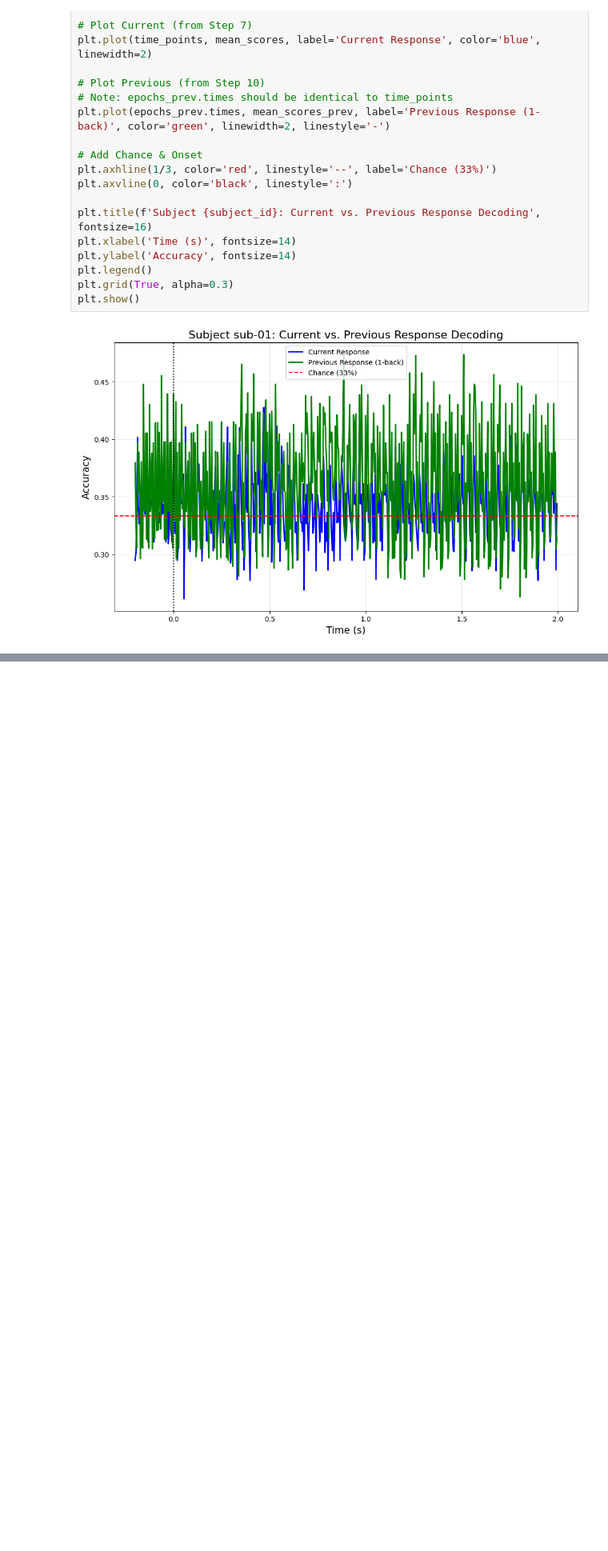
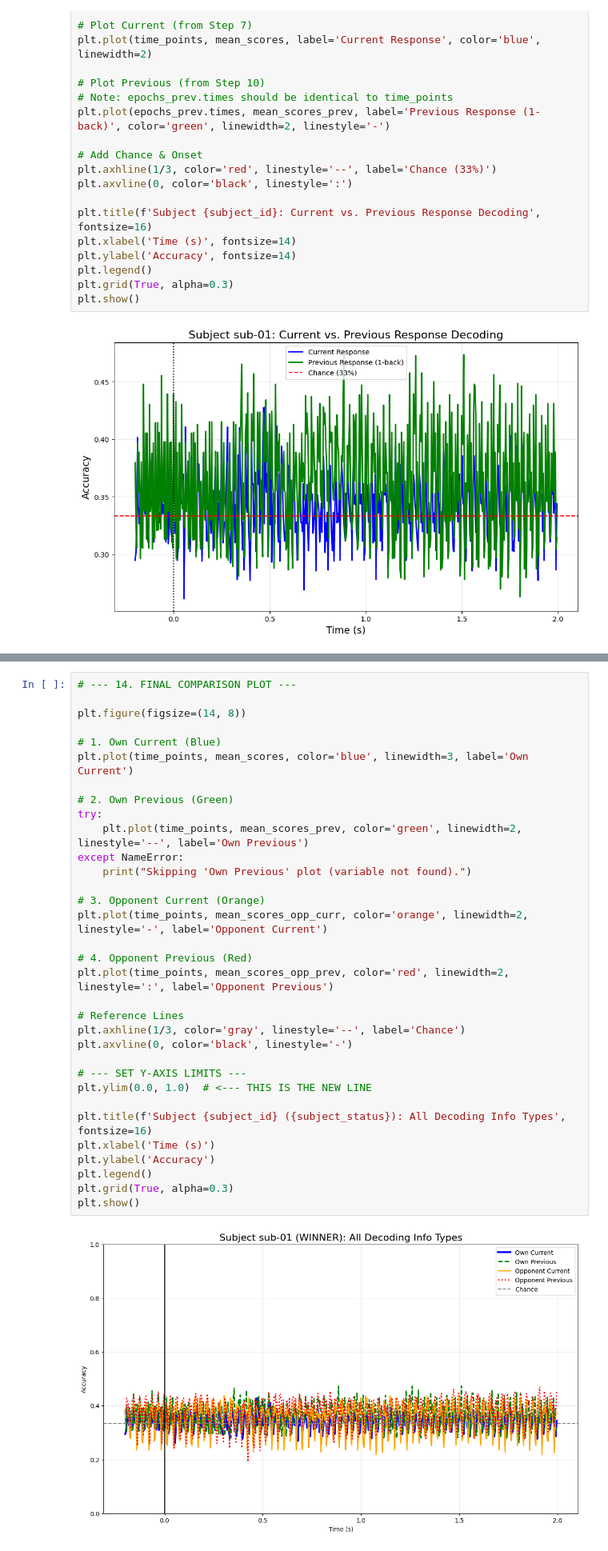
Before and after one commit to abijith611/EEG_PROJECT, a Jupyter notebook: main.ipynb, the cells around one changed output, grey strips where cells are left out. Shown at 80% size. Saved outputs shown, nothing was run; the diff lists cells and outputs as text; blank space fills up the shorter version.

```diff
--- a/main.ipynb
+++ b/main.ipynb
@@ -311,0 +436,35 @@ plt.show()
+# %%
+# --- 14. FINAL COMPARISON PLOT ---
+
+plt.figure(figsize=(14, 8))
+
+# 1. Own Current (Blue)
+plt.plot(time_points, mean_scores, color='blue', linewidth=3, label='Own Current')
+
+# 2. Own Previous (Green)
+try:
+    plt.plot(time_points, mean_scores_prev, color='green', linewidth=2, linestyle='--', label='Own Previous')
+except NameError:
+    print("Skipping 'Own Previous' plot (variable not found).")
+
+# 3. Opponent Current (Orange)
+plt.plot(time_points, mean_scores_opp_curr, color='orange', linewidth=2, linestyle='-', label='Opponent Current')
+
+# 4. Opponent Previous (Red)
+plt.plot(time_points, mean_scores_opp_prev, color='red', linewidth=2, linestyle=':', label='Opponent Previous')
+
+# Reference Lines
+plt.axhline(1/3, color='gray', linestyle='--', label='Chance')
+plt.axvline(0, color='black', linestyle='-')
+
+# --- SET Y-AXIS LIMITS ---
+plt.ylim(0.0, 1.0)  # <--- THIS IS THE NEW LINE
+
+plt.title(f'Subject {subject_id} ({subject_status}): All Decoding Info Types', fontsize=16)
+plt.xlabel('Time (s)')
+plt.ylabel('Accuracy')
+plt.legend()
+plt.grid(True, alpha=0.3)
+plt.show()
+# %% [output]
+[figure, added]
```
Also changed, not shown: parts of 4 cells of this notebook.
